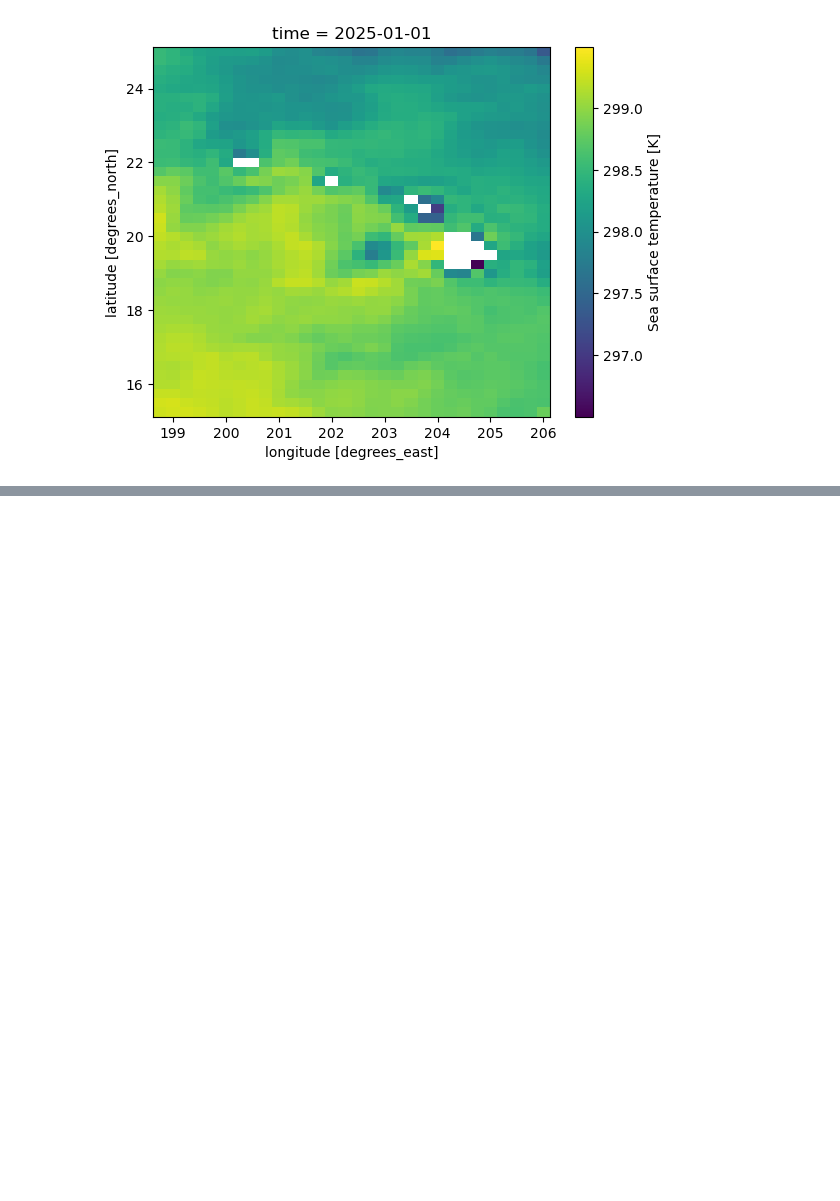
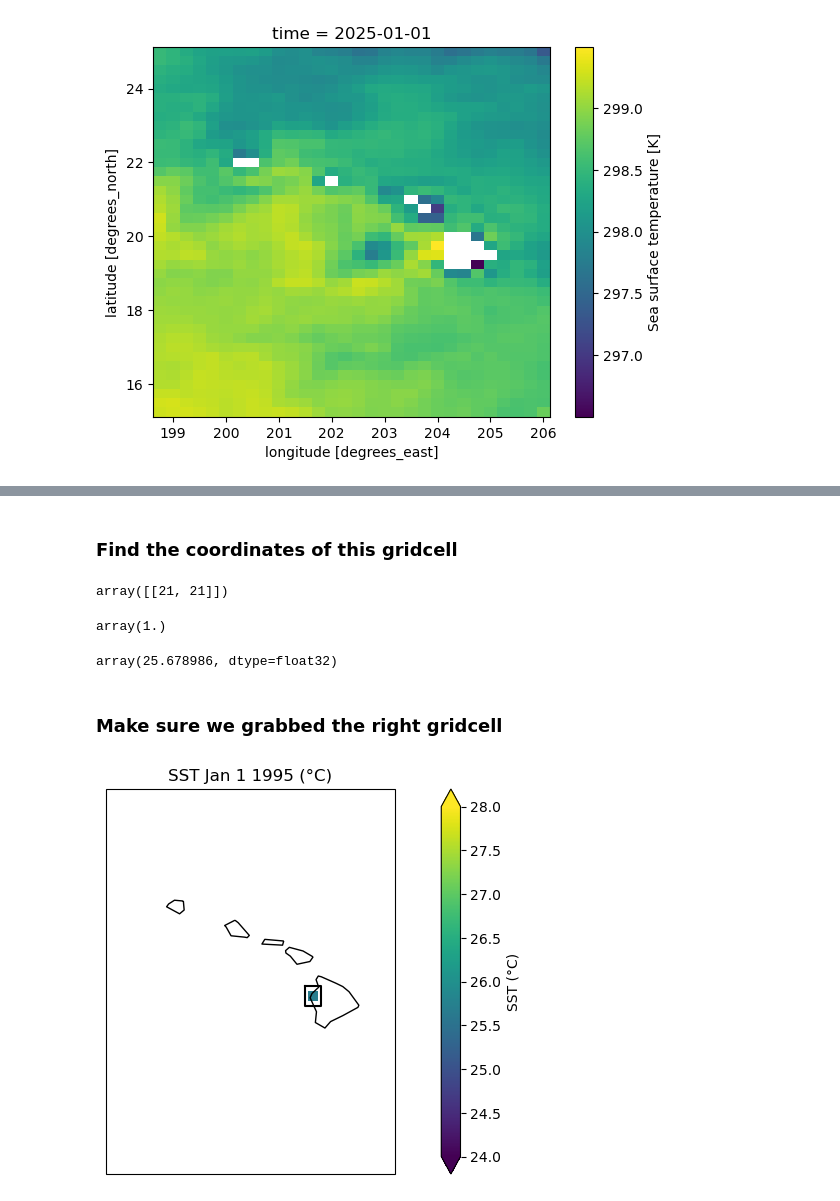
Before and after one commit to kristenkrumhardt/coral_bleaching, a Jupyter notebook: Hawaii/prep_SST_timeseries_HI.ipynb, the cells around one changed output, grey strips where cells are left out. Cells and saved outputs as stored; diff of their text form; code cells hidden in the pictures; blank space fills up the shorter version.

```diff
--- a/Hawaii/prep_SST_timeseries_HI.ipynb
+++ b/Hawaii/prep_SST_timeseries_HI.ipynb
@@ -323,12 +231,0 @@ weighted_mean_var.attrs['units'] = 'deg C'
-# %%
-tlen_sum = 0
-
-for year in np.arange(1980,2025,1):
-
-    ds = xr.open_dataset(path + '/sst_' + str(year) + '_daily.nc')
-
-    tlen = len(ds.valid_time)
-
-    tlen_sum = tlen_sum + tlen
-
-tlen_sum
@@ -432,0 +232,35 @@ spr_ts.plot()
+# %% [markdown]
+### Find the coordinates of this gridcell
+# %%
+coords = np.argwhere(~np.isnan(mask.values))
+
+coords
+# %% [output]
+array([[21, 21]])
+# %%
+mask[21,21].values
+# %% [output]
+array(1.)
+# %%
+masked_var = ds['sst'].where(mask==1)
+masked_var[0,21,21].values
+# %% [output]
+array(25.678986, dtype=float32)
+# %% [markdown]
+### Make sure we grabbed the right gridcell
+# %%
+fig = plt.figure(figsize=(12, 5))
+ax = fig.add_subplot(1,1,1, projection=ccrs.PlateCarree())
+#ax.set_extent([lon_min-5, lon_max+2.8, lat_min-2, lat_max+2])
+ax.set_title("SST Jan 1 1995 (°C)")
+pc=ax.pcolormesh(ds.longitude, ds.latitude, masked_var.isel(valid_time=0), cmap='viridis',
+                 vmin=24,vmax=28,
+                 transform=ccrs.PlateCarree())
+lon_pts = [lon_min,lon_max,lon_max,lon_min,lon_min]
+lat_pts = [lat_max,lat_max,lat_min,lat_min,lat_max]
+ax.plot(lon_pts, lat_pts, color="black", linewidth=1.5,transform=ccrs.PlateCarree())
+
+ax.coastlines('110m',linewidth=1)
+cbar1 = fig.colorbar(pc, ax=ax,extend='both',label='SST (°C)')
+# %% [output]
+[figure, added]
```
Also changed, not shown: parts of 35 cells of this notebook, 1 other file.
